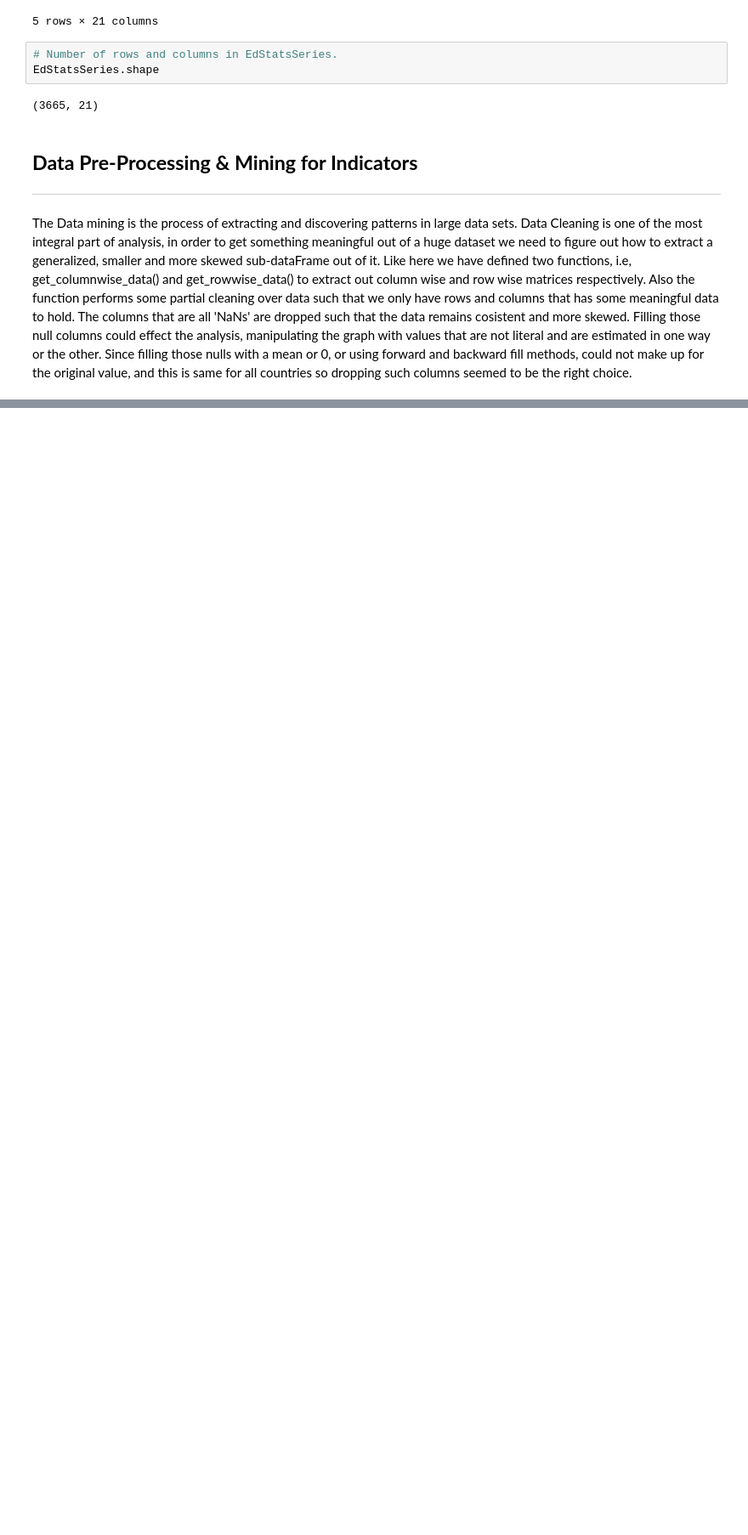
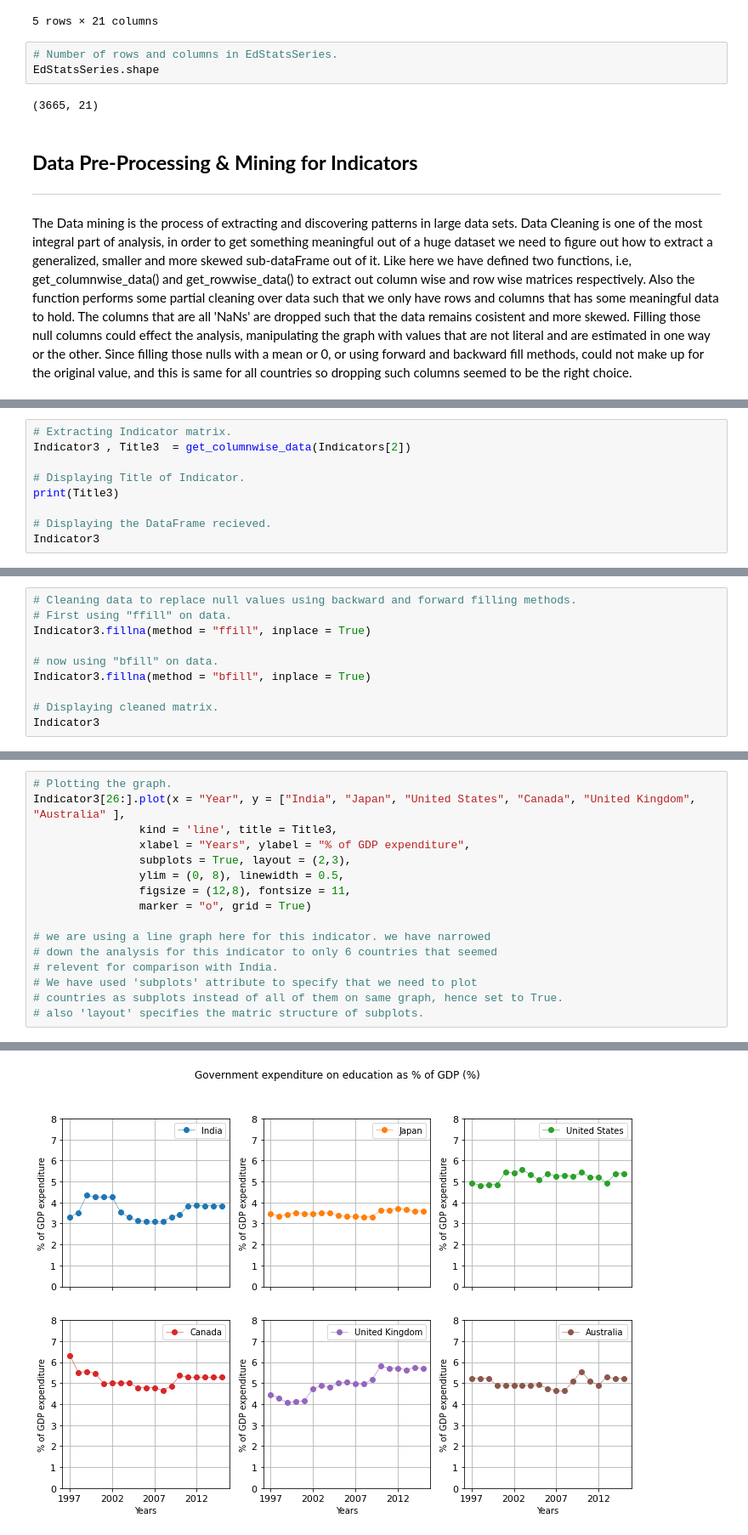
Before and after one commit to DS-Shubham-Pandey/World-Bank-Global-Education-Analysis, a Jupyter notebook: World_Bank_Global_Education_Analysis_Capstone_Project.ipynb, the cells around one changed output, grey strips where cells are left out. Shown: that part at 85% size. Saved outputs shown, nothing was run; the diff lists cells and outputs as text; blank space fills up the shorter version.

```diff
--- a/World_Bank_Global_Education_Analysis_Capstone_Project.ipynb
+++ b/World_Bank_Global_Education_Analysis_Capstone_Project.ipynb
@@ -244,0 +519,9 @@ The Data mining is the process of extracting and discovering patterns in large d
+# %%
+# Extracting Indicator matrix.
+Indicator3 , Title3  = get_columnwise_data(Indicators[2])
+
+# Displaying Title of Indicator.
+print(Title3)
+
+# Displaying the DataFrame recieved.
+Indicator3
@@ -244,0 +547,10 @@ The Data mining is the process of extracting and discovering patterns in large d
+# %%
+# Cleaning data to replace null values using backward and forward filling methods.
+# First using "ffill" on data.
+Indicator3.fillna(method = "ffill", inplace = True)
+
+# now using "bfill" on data.
+Indicator3.fillna(method = "bfill", inplace = True)
+
+# Displaying cleaned matrix.
+Indicator3
@@ -244,0 +575,17 @@ The Data mining is the process of extracting and discovering patterns in large d
+# %%
+# Plotting the graph.
+Indicator3[26:].plot(x = "Year", y = ["India", "Japan", "United States", "Canada", "United Kingdom", "Australia" ],
+                kind = 'line', title = Title3,
+                xlabel = "Years", ylabel = "% of GDP expenditure",
+                subplots = True, layout = (2,3),
+                ylim = (0, 8), linewidth = 0.5,
+                figsize = (12,8), fontsize = 11,
+                marker = "o", grid = True)
+
+# we are using a line graph here for this indicator. we have narrowed
+# down the analysis for this indicator to only 6 countries that seemed
+# relevent for comparison with India.
+# We have used 'subplots' attribute to specify that we need to plot
+# countries as subplots instead of all of them on same graph, hence set to True.
+# also 'layout' specifies the matric structure of subplots.
+# %% [output]
@@ -244,0 +599 @@ The Data mining is the process of extracting and discovering patterns in large d
+[figure, added]
```
Also changed, not shown: parts of 28 cells of this notebook.
